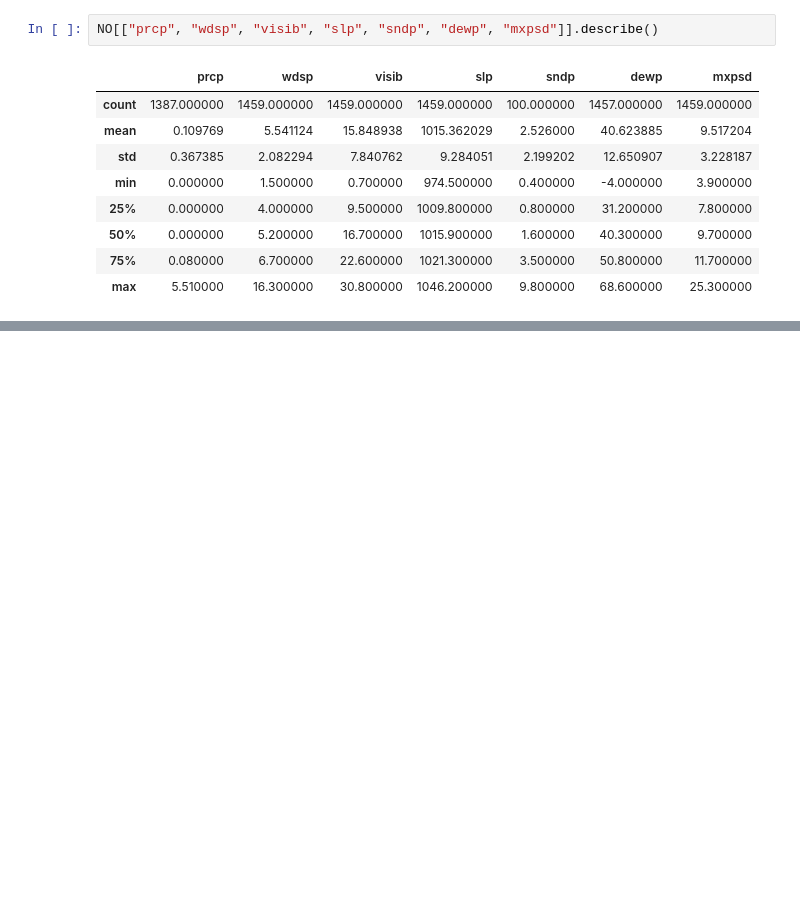
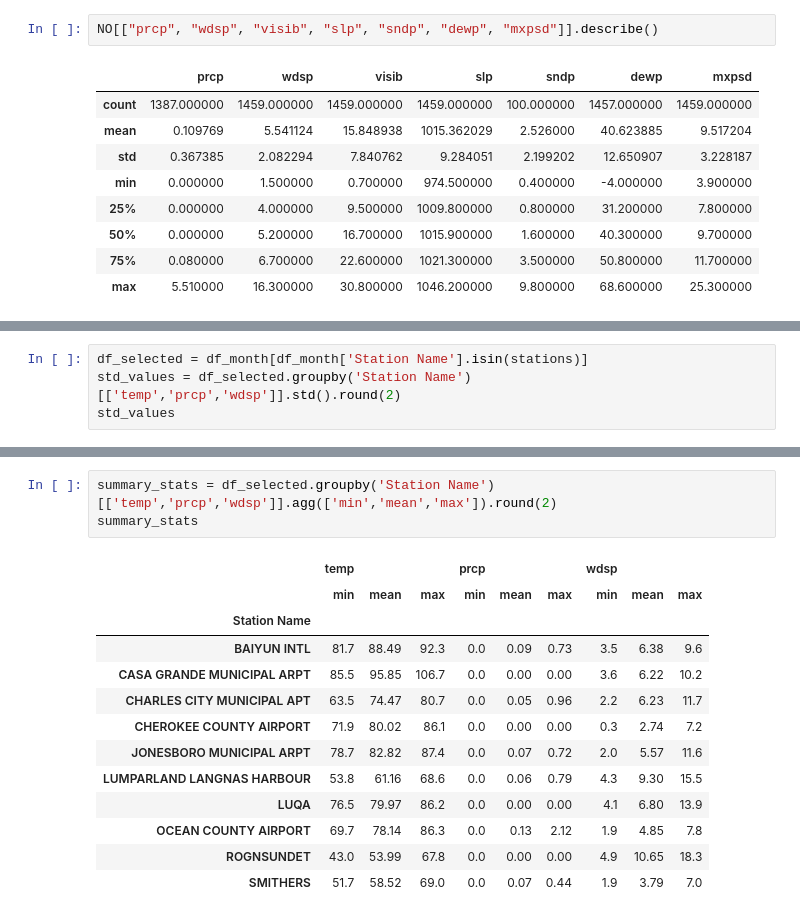
Before and after one commit to igoro00/pdzd, a Jupyter notebook: 2.ipynb, the cells around one changed output, grey strips where cells are left out. Cells and saved outputs as stored; diff of their text form; blank space fills up the shorter version.

```diff
--- a/2.ipynb
+++ b/2.ipynb
@@ -110,0 +262,4 @@ NO[["prcp", "wdsp", "visib", "slp", "sndp", "dewp", "mxpsd"]].describe()
+# %%
+df_selected = df_month[df_month['Station Name'].isin(stations)]
+std_values = df_selected.groupby('Station Name')[['temp','prcp','wdsp']].std().round(2)
+std_values
@@ -110,0 +279,17 @@ NO[["prcp", "wdsp", "visib", "slp", "sndp", "dewp", "mxpsd"]].describe()
+# %%
+summary_stats = df_selected.groupby('Station Name')[['temp','prcp','wdsp']].agg(['min','mean','max']).round(2)
+summary_stats
+# %% [output]
+|  | temp |  |  | prcp |  |  | wdsp |  |  |
+|  | min | mean | max | min | mean | max | min | mean | max |
+| Station Name |  |  |  |  |  |  |  |  |  |
+| BAIYUN INTL | 81.7 | 88.49 | 92.3 | 0.0 | 0.09 | 0.73 | 3.5 | 6.38 | 9.6 |
+| CASA GRANDE MUNICIPAL ARPT | 85.5 | 95.85 | 106.7 | 0.0 | 0.00 | 0.00 | 3.6 | 6.22 | 10.2 |
+| CHARLES CITY MUNICIPAL APT | 63.5 | 74.47 | 80.7 | 0.0 | 0.05 | 0.96 | 2.2 | 6.23 | 11.7 |
+| CHEROKEE COUNTY AIRPORT | 71.9 | 80.02 | 86.1 | 0.0 | 0.00 | 0.00 | 0.3 | 2.74 | 7.2 |
+| JONESBORO MUNICIPAL ARPT | 78.7 | 82.82 | 87.4 | 0.0 | 0.07 | 0.72 | 2.0 | 5.57 | 11.6 |
+| LUMPARLAND LANGNAS HARBOUR | 53.8 | 61.16 | 68.6 | 0.0 | 0.06 | 0.79 | 4.3 | 9.30 | 15.5 |
+| LUQA | 76.5 | 79.97 | 86.2 | 0.0 | 0.00 | 0.00 | 4.1 | 6.80 | 13.9 |
+| OCEAN COUNTY AIRPORT | 69.7 | 78.14 | 86.3 | 0.0 | 0.13 | 2.12 | 1.9 | 4.85 | 7.8 |
+| ROGNSUNDET | 43.0 | 53.99 | 67.8 | 0.0 | 0.00 | 0.00 | 4.9 | 10.65 | 18.3 |
+| SMITHERS | 51.7 | 58.52 | 69.0 | 0.0 | 0.07 | 0.44 | 1.9 | 3.79 | 7.0 |
```
Also changed, not shown: parts of 12 cells of this notebook, 1 other file.
